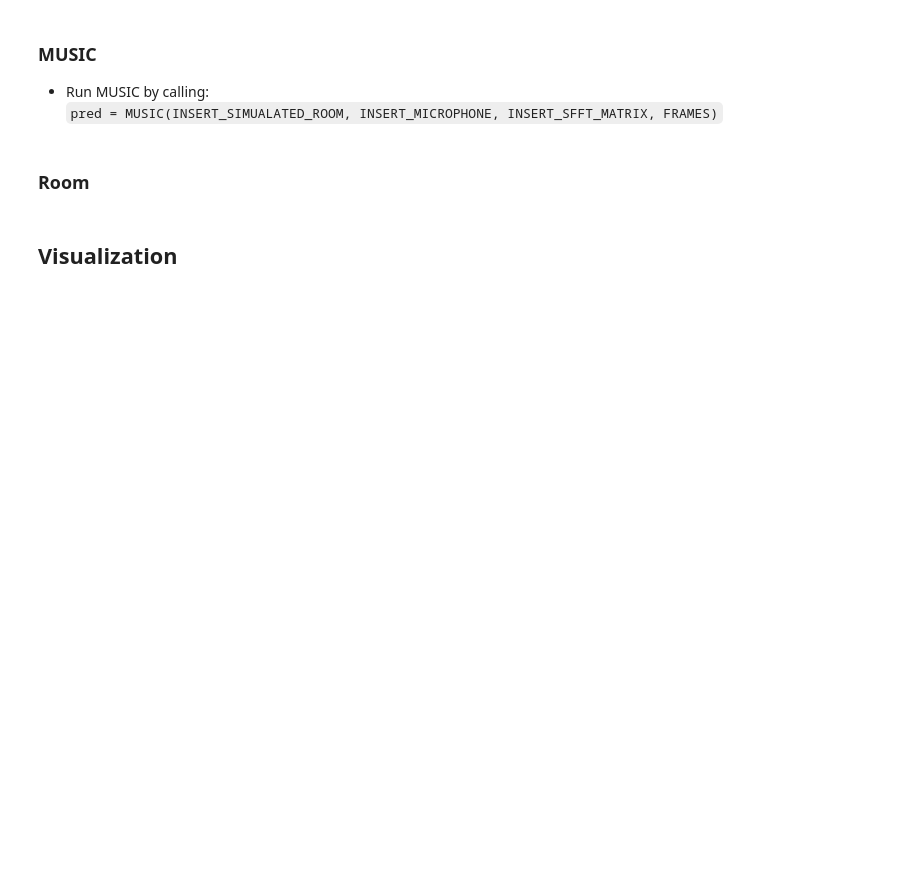
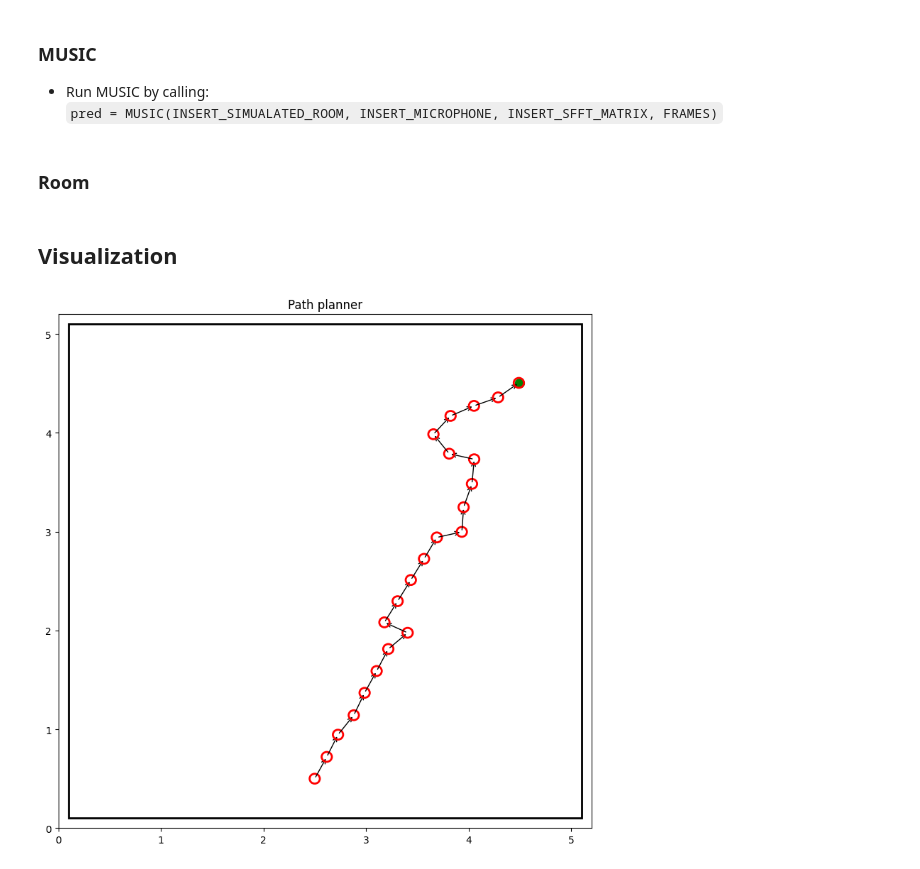
Before and after one commit to AlexandraPosta/sound-localization, a Jupyter notebook: notebooks/PathPlanning.ipynb, the cells around one changed output. Drawn from its saved outputs; the diff is of its cells as text; code cells hidden in the pictures; blank space fills up the shorter version.

```diff
--- a/notebooks/PathPlanning.ipynb
+++ b/notebooks/PathPlanning.ipynb
@@ -189,3 +238,36 @@ def create_room(signal, fs, source_loc, centre_mic):
 # %% [markdown]
 ## Visualization
+# %%
+microphones = np.c_[[ROOM_DIM[0]/2-0.1, 0.5, 0], [ROOM_DIM[0]/2+0.1, 0.5, 0]]
+source_loc = [float(4.5), float(4.5)]
+centre_mic = [2.5, 0.5]
+
+plt.rcParams["figure.figsize"] = [8, 8]
+plt.rcParams["figure.autolayout"] = True
+fig, _ = plt.subplots()
+ax = plt.gca()
+plt.title("Path planner")
+ax.set_xlim([0, 5.2])
+ax.set_ylim([0, 5.2])
+
+sound = patches.Circle((float(source_loc[0]), float(source_loc[1])), radius=0.05, facecolor='green', linewidth=5)
+ax.add_patch(patches.Rectangle((.1, .1), 5, 5, edgecolor='black', facecolor='none', linewidth=2))
+ax.add_patch(sound)
+
+MUSIC = Model_pred('MUSIC', source_loc, centre_mic, 'red')
+CNN = Model_pred('CNN', source_loc, centre_mic, 'blue')
+
+while MUSIC.success == False:
+    # Generate room
+    fs, signal = wavfile.read(AUDIO_PATH)
+    MUSIC.get_room(signal, ax)
+    CNN.get_room(signal, ax)
+
+    # Localize sound
+    MUSIC.get_pred(ax)
+    CNN.get_pred(ax)
+
+    plt.show
+# %% [output]
+[figure, added]
 # %%
```
Also changed, not shown: parts of 10 cells of this notebook.
